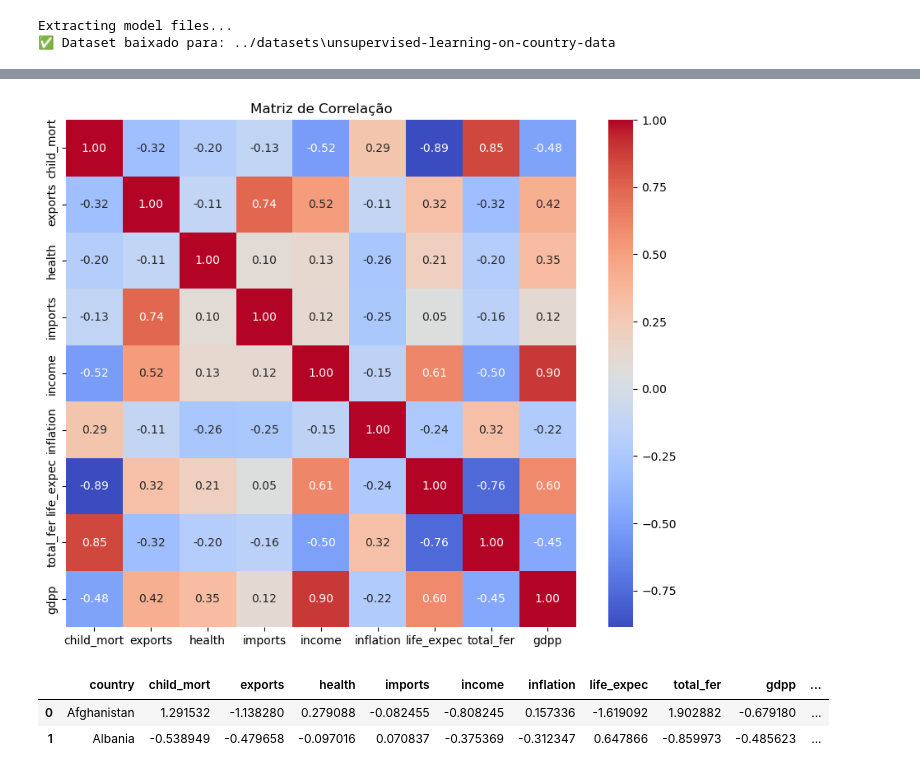
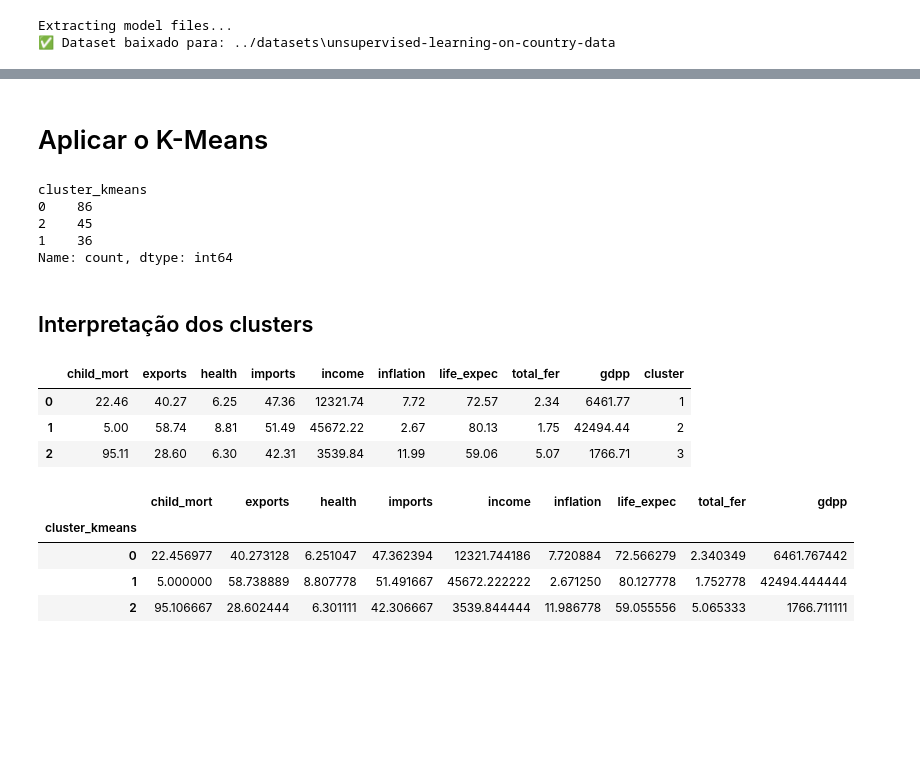
Before and after one commit to sardiva1/infnet-algclust-pd, a Jupyter notebook: notebooks/pd.ipynb, the cells around one changed output, grey strips where cells are left out. Cells and saved outputs as stored; diff of their text form; code cells hidden in the pictures; blank space fills up the shorter version.

```diff
--- a/notebooks/pd.ipynb
+++ b/notebooks/pd.ipynb
@@ -73,14 +64,21 @@ memory usage: 13.2+ KB
 # %%
-# Separando as colunas numéricas (se necessário)
-colunas_numericas = df.select_dtypes(include=['int64', 'float64']).columns
+import matplotlib.pyplot as plt
+import seaborn as sns
 
-# Instanciando o scaler
-scaler = StandardScaler()
+# Remover a coluna de país (não numérica)
+data_num = df.drop(columns=['country'])
 
-# Aplicando o scaler (fit + transform) nas colunas numéricas
-df[colunas_numericas] = scaler.fit_transform(df[colunas_numericas])
+# Estatísticas básicas
+print(data_num.describe())
 
-# Calcular o número de países diferentes
-num_countries = df['country'].nunique()
-print(f"Número de países diferentes no dataset: {num_countries}")
+# Boxplots para ver faixas dinâmicas (escala e outliers)
+plt.figure(figsize=(12, 6))
+sns.boxplot(data=data_num, orient='h')
+plt.title("Faixa dinâmica das variáveis socioeconômicas e de saúde")
+plt.show()
+
+# Distribuição individual (opcional)
+data_num.hist(figsize=(12, 10), bins=15)
+plt.suptitle("Distribuição das variáveis")
+plt.show()
 # %% [output]
@@ -159,20 +136,38 @@ gdpp       -0.696801 -0.636660 -0.454431  0.059421  5.036507   5.733307
-# %%
-# Calculando a correlação (excluindo a coluna 'country' que é categórica)
-correlation = df.drop(columns=['country']).corr()
-
-# Visualizando a correlação com heatmap
-plt.figure(figsize=(10, 8))
-sns.heatmap(correlation, annot=True, cmap='coolwarm', fmt=".2f")
-plt.title("Matriz de Correlação")
-plt.show()
-# %% [output]
-[figure, removed]
+# %% [markdown]
+# Aplicar o K-Means
 # %%
-kmeans = KMeans(n_clusters=3, random_state=42).fit(df[colunas_numericas])
+
+kmeans = KMeans(n_clusters=3, random_state=42)
+df['cluster_kmeans'] = kmeans.fit_predict(X_scaled)
+
+# Verificar distribuição
+print(df['cluster_kmeans'].value_counts())
+# %% [output]
+cluster_kmeans
+0    86
+2    45
+1    36
+Name: count, dtype: int64
+# %% [markdown]
+## Interpretação dos clusters
+# %%
+centroids_kmeans = pd.DataFrame(
+    scaler.inverse_transform(kmeans.cluster_centers_),
+    columns=X.columns
+)
+centroids_kmeans['cluster'] = range(1, 4)
+centroids_kmeans.round(2)
+# %% [output]
+|  | child_mort | exports | health | imports | income | inflation | life_expec | total_fer | gdpp | cluster |
+| 0 | 22.46 | 40.27 | 6.25 | 47.36 | 12321.74 | 7.72 | 72.57 | 2.34 | 6461.77 | 1 |
+| 1 | 5.00 | 58.74 | 8.81 | 51.49 | 45672.22 | 2.67 | 80.13 | 1.75 | 42494.44 | 2 |
+| 2 | 95.11 | 28.60 | 6.30 | 42.31 | 3539.84 | 11.99 | 59.06 | 5.07 | 1766.71 | 3 |
 # %%
-df['cluster'] = kmeans.labels_
-df.head(2)
+cluster_summary = df.groupby('cluster_kmeans').mean(numeric_only=True)
+display(cluster_summary)
 # %% [output]
-|  | country | child_mort | exports | health | imports | income | inflation | life_expec | total_fer | gdpp | ... |
-| 0 | Afghanistan | 1.291532 | -1.138280 | 0.279088 | -0.082455 | -0.808245 | 0.157336 | -1.619092 | 1.902882 | -0.679180 | ... |
-| 1 | Albania | -0.538949 | -0.479658 | -0.097016 | 0.070837 | -0.375369 | -0.312347 | 0.647866 | -0.859973 | -0.485623 | ... |
+|  | child_mort | exports | health | imports | income | inflation | life_expec | total_fer | gdpp |
+| cluster_kmeans |  |  |  |  |  |  |  |  |  |
+| 0 | 22.456977 | 40.273128 | 6.251047 | 47.362394 | 12321.744186 | 7.720884 | 72.566279 | 2.340349 | 6461.767442 |
+| 1 | 5.000000 | 58.738889 | 8.807778 | 51.491667 | 45672.222222 | 2.671250 | 80.127778 | 1.752778 | 42494.444444 |
+| 2 | 95.106667 | 28.602444 | 6.301111 | 42.306667 | 3539.844444 | 11.986778 | 59.055556 | 5.065333 | 1766.711111 |
```
Also changed, not shown: parts of 29 cells of this notebook, 3 other files.
